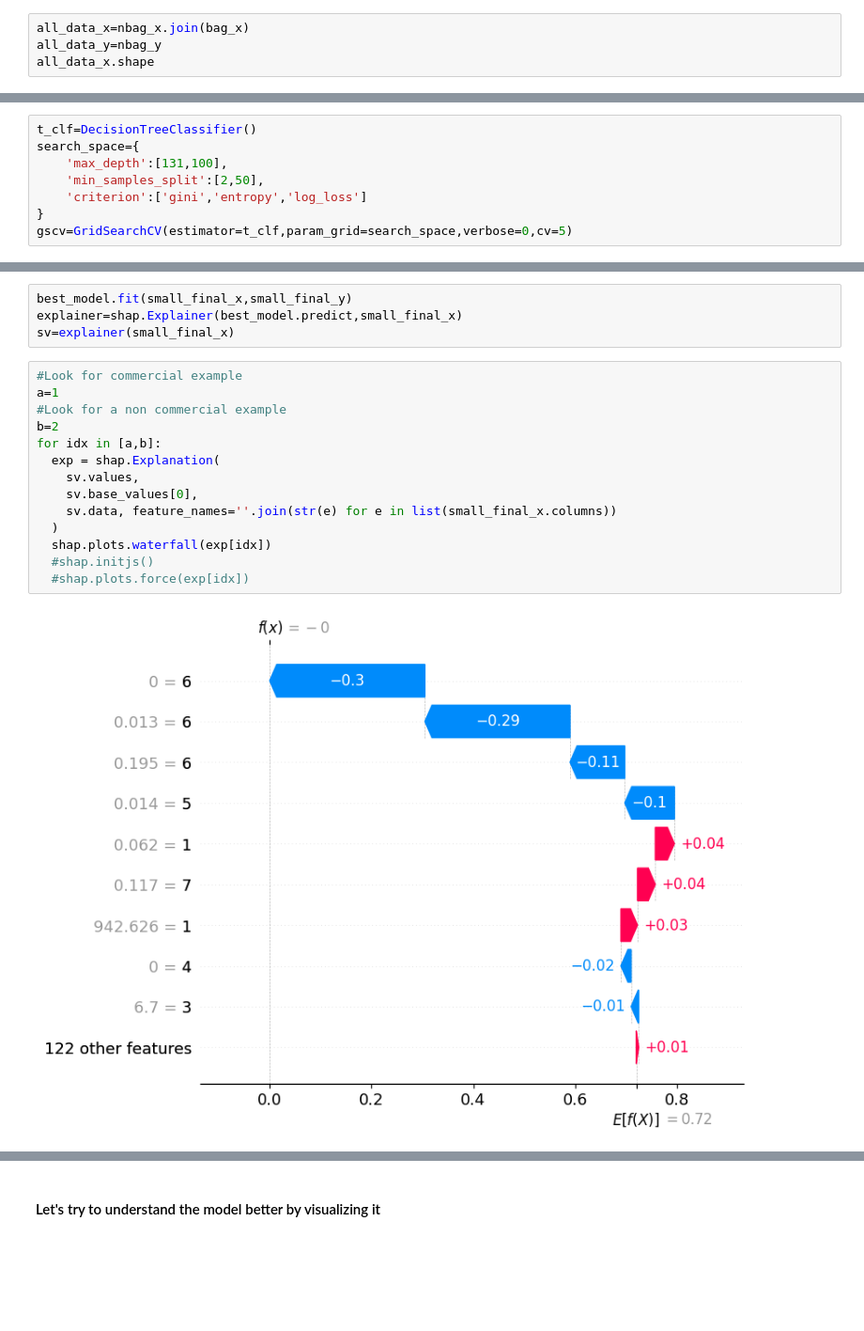
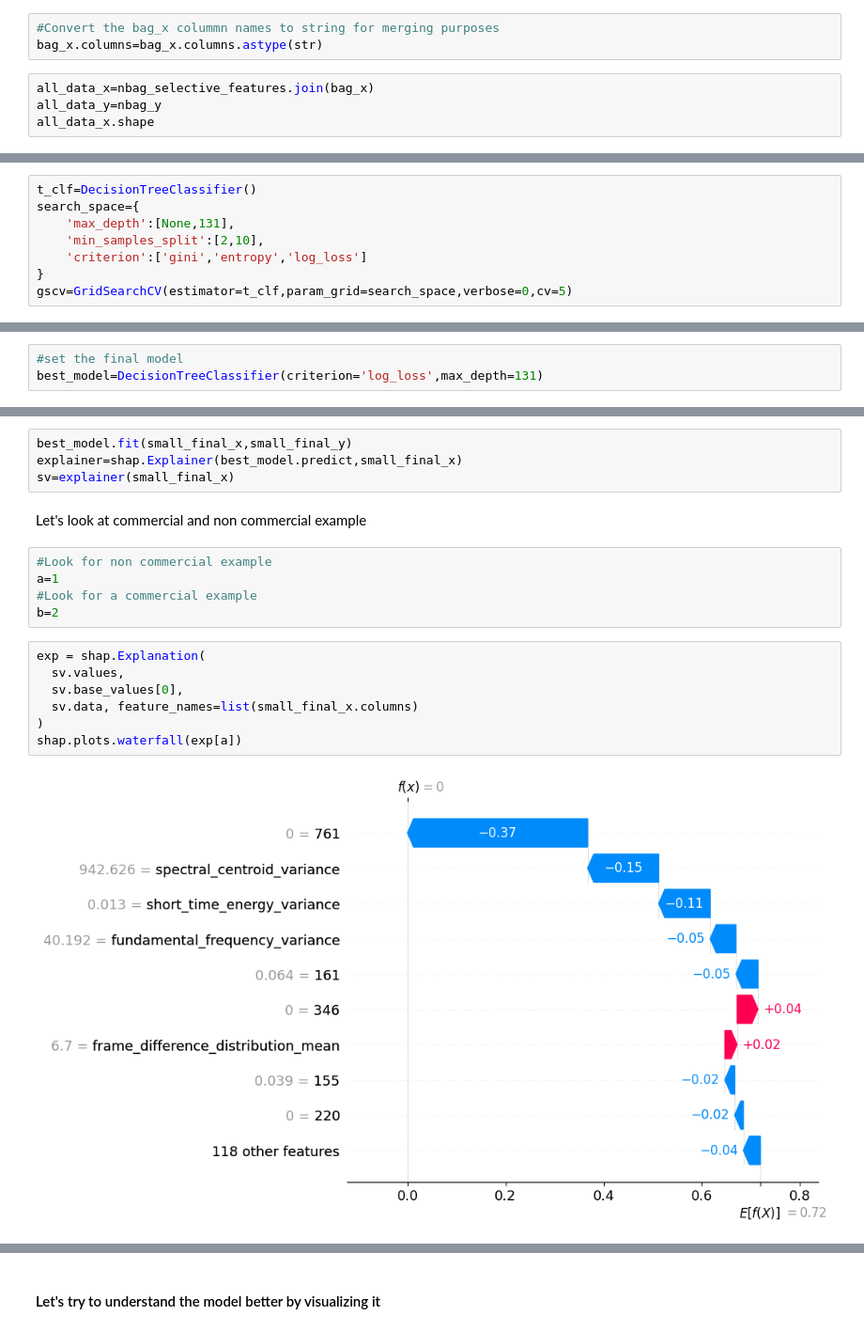
Before and after one commit to DanickCarrier/ml_commercial_detection, a Jupyter notebook: msci-446-submission-2.ipynb, the cells around one changed output, grey strips where cells are left out. Shown at 94% size. Drawn from its saved outputs; the diff is of its cells as text; blank space fills up the shorter version.

```diff
--- a/msci-446-submission-2.ipynb
+++ b/msci-446-submission-2.ipynb
@@ -549,5 +581,8 @@ confusion matrix:
+# %%
+#Convert the bag_x colummn names to string for merging purposes
+bag_x.columns=bag_x.columns.astype(str)
 # %%
-all_data_x=nbag_x.join(bag_x)
+all_data_x=nbag_selective_features.join(bag_x)
 all_data_y=nbag_y
 all_data_x.shape
 # %% [output]
@@ -569,8 +612,8 @@ all_data_x.shape
 # %%
 t_clf=DecisionTreeClassifier()
 search_space={
-    'max_depth':[131,100],
-    'min_samples_split':[2,50],
+    'max_depth':[None,131],
+    'min_samples_split':[2,10],
     'criterion':['gini','entropy','log_loss']
 }
 gscv=GridSearchCV(estimator=t_clf,param_grid=search_space,verbose=0,cv=5)
@@ -615,0 +671,3 @@ best_model=DecisionTreeClassifier()
+# %%
+#set the final model
+best_model=DecisionTreeClassifier(criterion='log_loss',max_depth=131)
@@ -624,19 +695,19 @@ small_final_y=final_y.sample(n=1000,random_state=42)
 best_model.fit(small_final_x,small_final_y)
 explainer=shap.Explainer(best_model.predict,small_final_x)
 sv=explainer(small_final_x)
+# %% [markdown]
+Let's look at commercial and non commercial example
+# %%
+#Look for non commercial example
+a=1
+#Look for a commercial example
+b=2
 # %%
-#Look for commercial example
-a=1
-#Look for a non commercial example
-b=2
-for idx in [a,b]:
-  exp = shap.Explanation(
-    sv.values,
-    sv.base_values[0],
-    sv.data, feature_names=''.join(str(e) for e in list(small_final_x.columns))
-  )
-  shap.plots.waterfall(exp[idx])
-  #shap.initjs()
-  #shap.plots.force(exp[idx])
+exp = shap.Explanation(
+  sv.values,
+  sv.base_values[0],
+  sv.data, feature_names=list(small_final_x.columns)
+)
+shap.plots.waterfall(exp[a])
 # %% [output]
-[figure, old version]
+[figure, new version]
```
Also changed, not shown: parts of 81 cells of this notebook, 1 other file.
